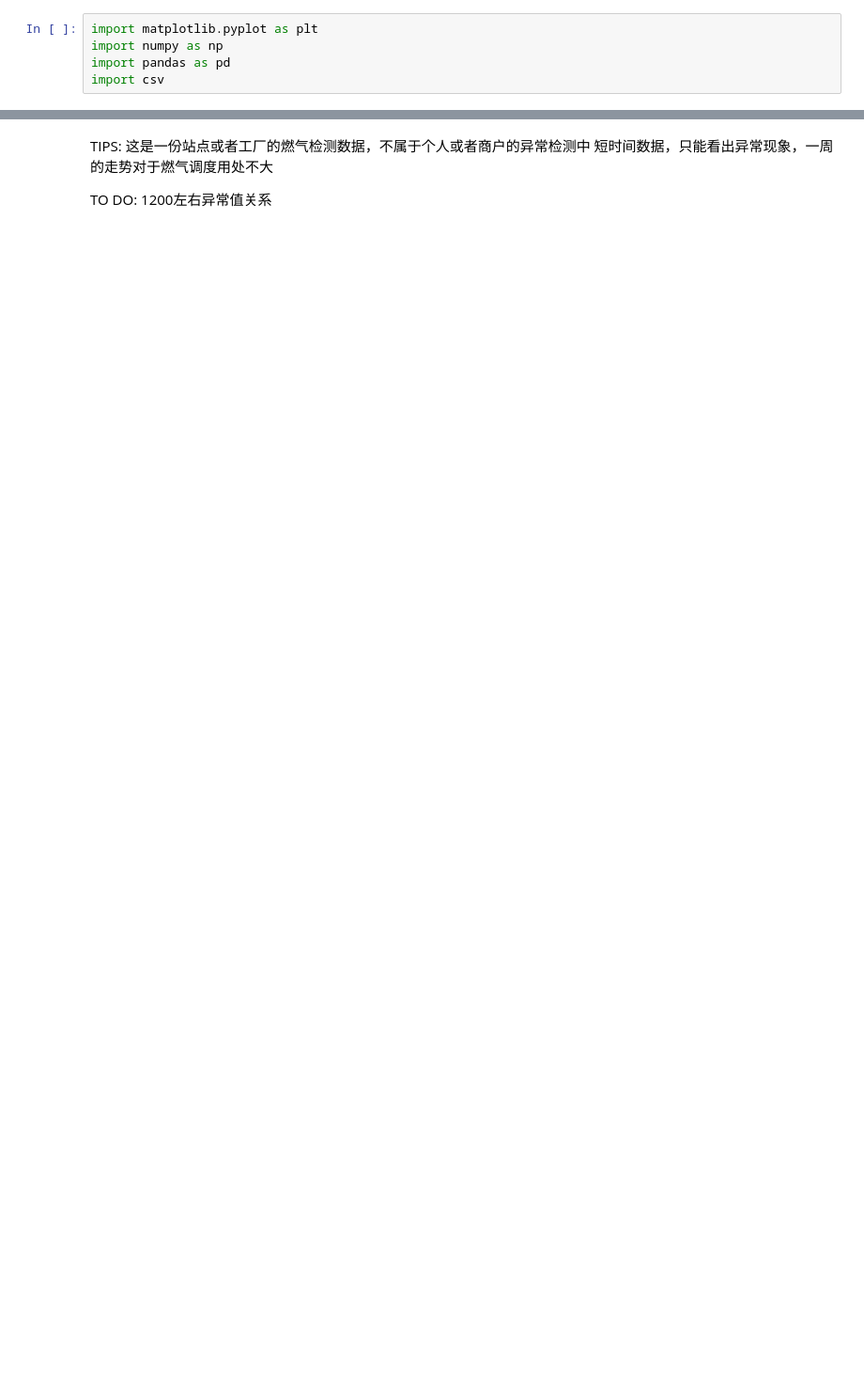
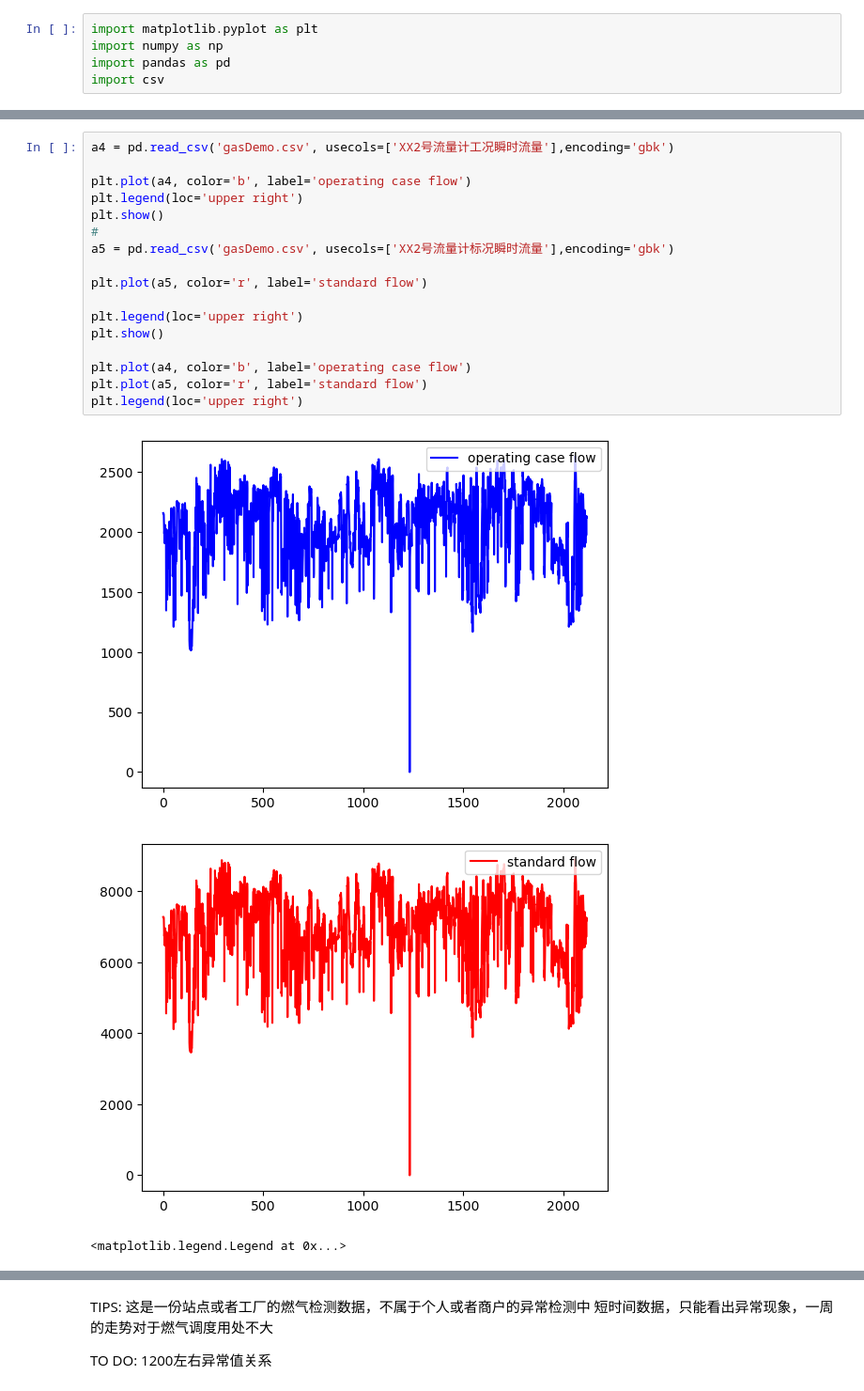
Before and after one commit to Kan19990810/Project, a Jupyter notebook: GasAnalysis/gasAnalysis.ipynb, the cells around one changed output, grey strips where cells are left out. Shown: that part at 94% size. Drawn from its saved outputs; the diff is of its cells as text; blank space fills up the shorter version.

```diff
--- a/GasAnalysis/gasAnalysis.ipynb
+++ b/GasAnalysis/gasAnalysis.ipynb
@@ -38,0 +85,21 @@ plt.plot(a6, color='k')
+# %%
+a4 = pd.read_csv('gasDemo.csv', usecols=['XX2号流量计工况瞬时流量'],encoding='gbk')
+
+plt.plot(a4, color='b', label='operating case flow')
+plt.legend(loc='upper right')
+plt.show()
+#
+a5 = pd.read_csv('gasDemo.csv', usecols=['XX2号流量计标况瞬时流量'],encoding='gbk')
+
+plt.plot(a5, color='r', label='standard flow')
+
+plt.legend(loc='upper right')
+plt.show()
+
+plt.plot(a4, color='b', label='operating case flow')
+plt.plot(a5, color='r', label='standard flow')
+plt.legend(loc='upper right')
+# %% [output]
+[figure, added]
+[figure, added]
+<matplotlib.legend.Legend at 0x...>
```
Also changed, not shown: parts of 4 cells of this notebook.
